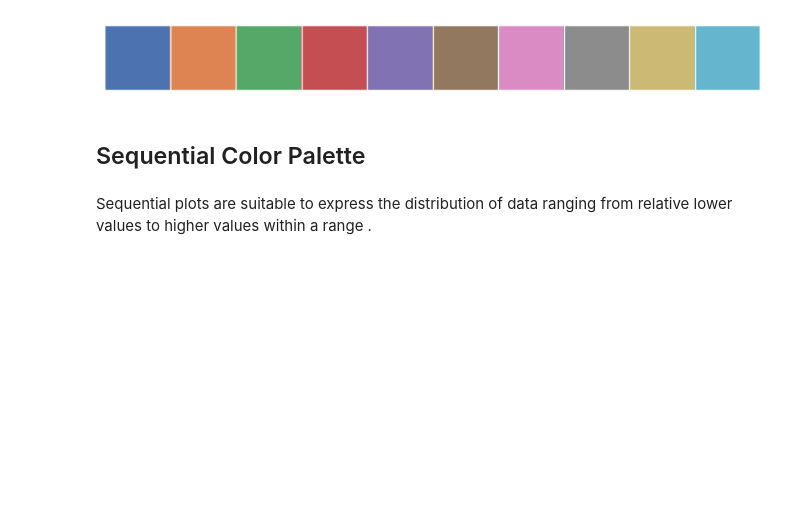
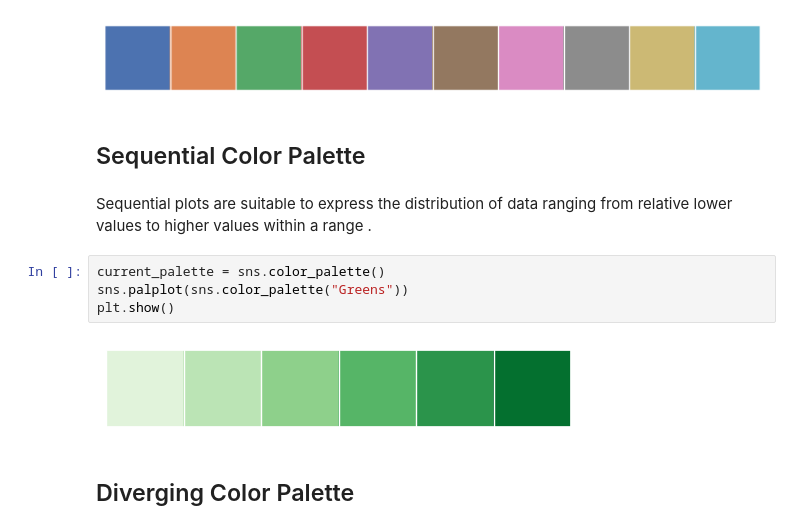
Before and after one commit to jai050803/seaborn_tutorial, a Jupyter notebook: seaborn1.ipynb, the cells around one changed output. Drawn from its saved outputs; the diff is of its cells as text; blank space fills up the shorter version.

Commit message:
seaborn color palette

```diff
--- a/seaborn1.ipynb
+++ b/seaborn1.ipynb
@@ -202,3 +202,11 @@ plt.show()
 # %% [markdown]
 Sequential plots are suitable to express the distribution of data ranging from relative
 lower values to higher values within a range .
+# %%
+current_palette = sns.color_palette()
+sns.palplot(sns.color_palette("Greens"))
+plt.show()
+# %% [output]
+[figure, added]
+# %% [markdown]
+## Diverging Color Palette
```
